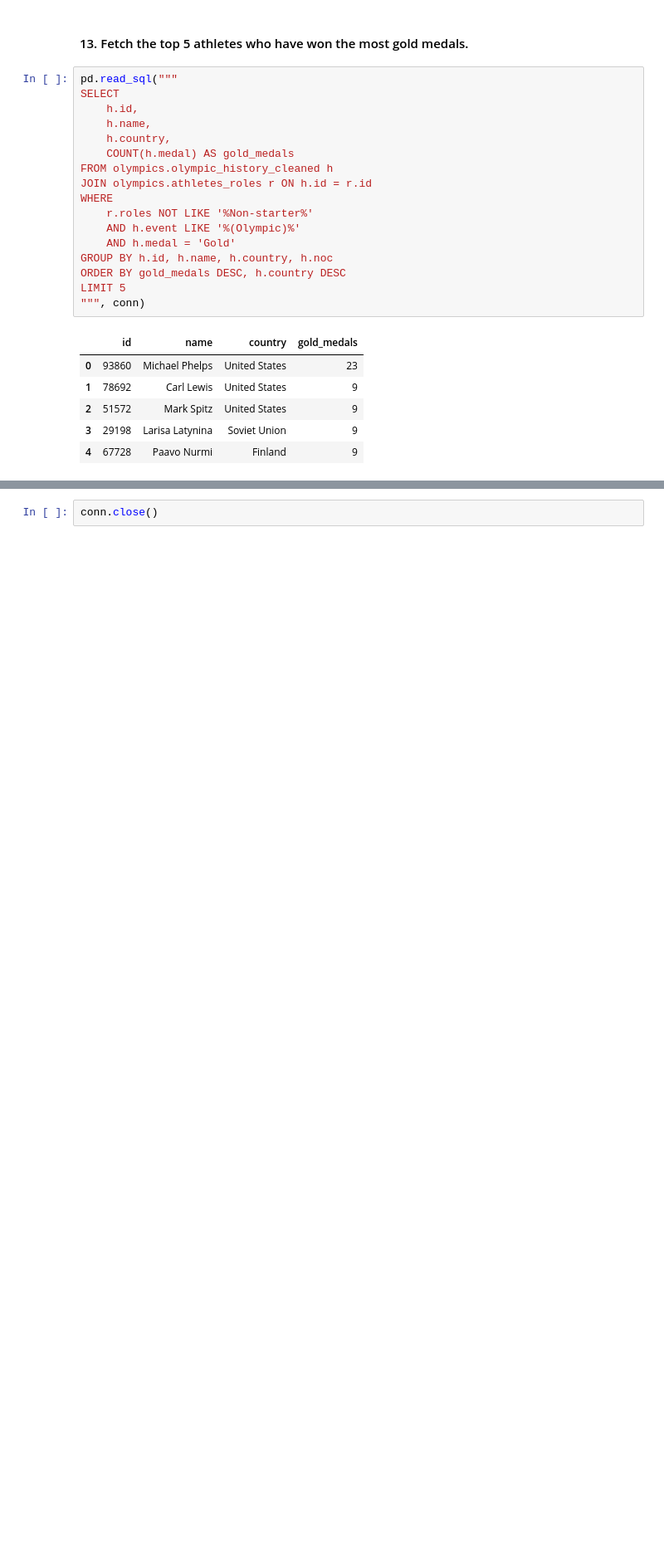
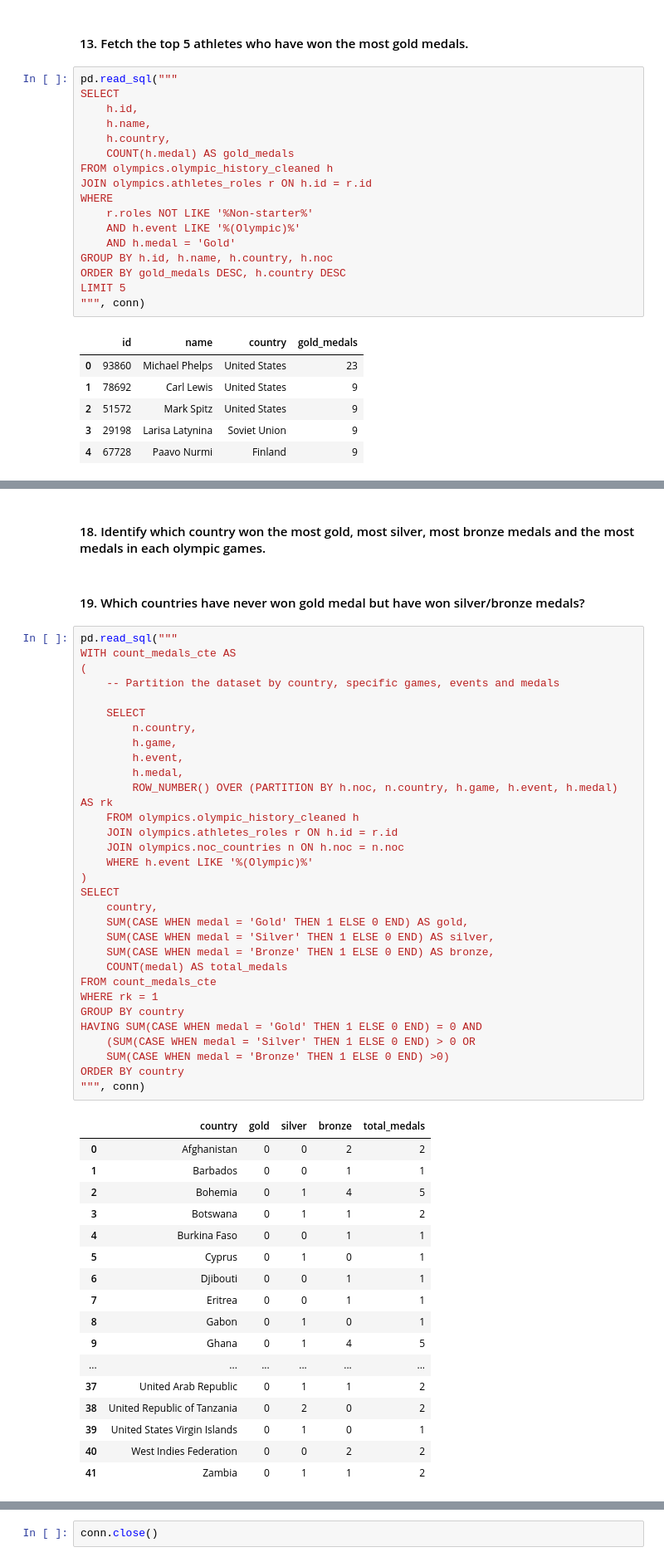
Before and after one commit to chanronnie/Olympics, a Jupyter notebook: analysis/olympics_analysis.ipynb, the cells around one changed output, grey strips where cells are left out. Shown: that part at 83% size. Cells and saved outputs as stored; diff of their text form; blank space fills up the shorter version.

```diff
--- a/analysis/olympics_analysis.ipynb
+++ b/analysis/olympics_analysis.ipynb
@@ -905,0 +972,53 @@ ORDER BY game
+# %% [markdown]
+#### 18. Identify which country won the most gold, most silver, most bronze medals and the most medals in each olympic games.
+# %% [markdown]
+#### 19. Which countries have never won gold medal but have won silver/bronze medals?
+# %%
+pd.read_sql("""
+WITH count_medals_cte AS
+(
+    -- Partition the dataset by country, specific games, events and medals
+
+    SELECT
+        n.country,
+        h.game,
+        h.event,
+        h.medal,
+        ROW_NUMBER() OVER (PARTITION BY h.noc, n.country, h.game, h.event, h.medal) AS rk
+    FROM olympics.olympic_history_cleaned h
+    JOIN olympics.athletes_roles r ON h.id = r.id
+    JOIN olympics.noc_countries n ON h.noc = n.noc
+    WHERE h.event LIKE '%(Olympic)%'
+)
+SELECT
+    country,
+    SUM(CASE WHEN medal = 'Gold' THEN 1 ELSE 0 END) AS gold,
+    SUM(CASE WHEN medal = 'Silver' THEN 1 ELSE 0 END) AS silver,
+    SUM(CASE WHEN medal = 'Bronze' THEN 1 ELSE 0 END) AS bronze,
+    COUNT(medal) AS total_medals
+FROM count_medals_cte
+WHERE rk = 1
+GROUP BY country
+HAVING SUM(CASE WHEN medal = 'Gold' THEN 1 ELSE 0 END) = 0 AND
+    (SUM(CASE WHEN medal = 'Silver' THEN 1 ELSE 0 END) > 0 OR
+    SUM(CASE WHEN medal = 'Bronze' THEN 1 ELSE 0 END) >0)
+ORDER BY country
+""", conn)
+# %% [output]
+|  | country | gold | silver | bronze | total_medals |
+| 0 | Afghanistan | 0 | 0 | 2 | 2 |
+| 1 | Barbados | 0 | 0 | 1 | 1 |
+| 2 | Bohemia | 0 | 1 | 4 | 5 |
+| 3 | Botswana | 0 | 1 | 1 | 2 |
+| 4 | Burkina Faso | 0 | 0 | 1 | 1 |
+| 5 | Cyprus | 0 | 1 | 0 | 1 |
+| 6 | Djibouti | 0 | 0 | 1 | 1 |
+| 7 | Eritrea | 0 | 0 | 1 | 1 |
+| 8 | Gabon | 0 | 1 | 0 | 1 |
+| 9 | Ghana | 0 | 1 | 4 | 5 |
+| ... | ... | ... | ... | ... | ... |
+| 37 | United Arab Republic | 0 | 1 | 1 | 2 |
+| 38 | United Republic of Tanzania | 0 | 2 | 0 | 2 |
+| 39 | United States Virgin Islands | 0 | 1 | 0 | 1 |
+| 40 | West Indies Federation | 0 | 0 | 2 | 2 |
+| 41 | Zambia | 0 | 1 | 1 | 2 |
```
Also changed, not shown: parts of 41 cells of this notebook.
